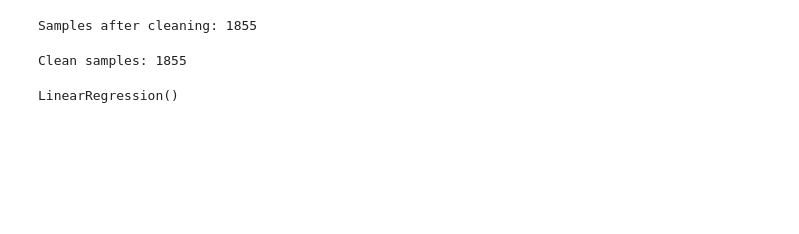
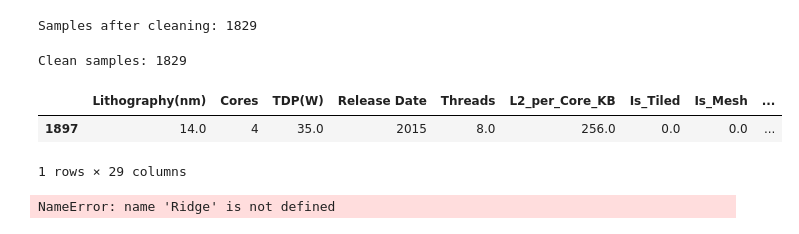
Before and after one commit to Fe4rlessCloak/CPU-Clock-Speed-Prediction, a Jupyter notebook: model/test.ipynb, the cells around one changed output. Drawn from its saved outputs; the diff is of its cells as text; code cells hidden in the pictures; blank space fills up the shorter version.

```diff
--- a/model/test.ipynb
+++ b/model/test.ipynb
@@ -73,9 +219,23 @@ family_map = {
 }
 
 
+
+
 df = pd.concat(frames, ignore_index=True)
 df["Release Date"] = df["Release Date"].str[-2:].astype(int) + 2000
 df["Power Tier"] = df["Product"].apply(classify_suffix)
+df["Arch Group"] = df["Code Name"].map(gen_map)
+
+df["L2_per_Core_KB"] = df["Arch Group"].map(lambda g: arch_features[g][0] if g in arch_features else None)
+df["Is_Tiled"]       = df["Arch Group"].map(lambda g: arch_features[g][1] if g in arch_features else None)
+df["Is_Mesh"]        = df["Arch Group"].map(lambda g: arch_features[g][2] if g in arch_features else None)
+df["Node_Density"]   = df["Arch Group"].map(lambda g: arch_features[g][3] if g in arch_features else None)
+df['Log_Node_Density'] = np.log1p(df['Node_Density'])
+df = df.drop(columns=['Node_Density'])
+df['Cores_x_Is_Mesh'] = df['Cores'] * df['Is_Mesh']
+df['TDP_x_Is_Tiled'] = df['TDP(W)'] * df['Is_Tiled']
+df['Density_x_ReleaseYear'] = df['Log_Node_Density'] * df['Release Date']
+
 print(df["Power Tier"].value_counts())
 
 
@@ -106,7 +267,7 @@ df.sample()
 # %%
 
 
-featuresToClean  = ["Lithography(nm)", "Cores", "TDP(W)", "Release Date", "Max. Turbo Freq.(GHz)"]
+featuresToClean  = ["Lithography(nm)", "Cores", "TDP(W)", "Release Date", "Max. Turbo Freq.(GHz)", "Threads", "L2_per_Core_KB", "Is_Tiled", "Is_Mesh", "Log_Node_Density", "Cores_x_Is_Mesh", "TDP_x_Is_Tiled", "Density_x_ReleaseYear"]
 
 # Only convert the columns we actually need
 cols_to_clean = featuresToClean
@@ -116,23 +277,27 @@ for col in cols_to_clean:
 df.dropna(subset=cols_to_clean, inplace=True)
 print(f"Samples after cleaning: {len(df)}")
 # %% [output]
-Samples after cleaning: 1855
+Samples after cleaning: 1829
 # %%
 family_dummies = pd.get_dummies(df["Vertical Segment"], prefix="fam", drop_first=True)
 tier_dummies = pd.get_dummies(df["Power Tier"], prefix="tier", drop_first=True)
 
 
 X = pd.concat([
-    df[["Lithography(nm)", "Cores", "TDP(W)", "Release Date"]],
-    family_dummies
+    df[["Lithography(nm)", "Cores", "TDP(W)", "Release Date", "Threads", "L2_per_Core_KB", "Is_Tiled", "Is_Mesh", "Log_Node_Density", "Cores_x_Is_Mesh", "TDP_x_Is_Tiled", "Density_x_ReleaseYear"]],
+    family_dummies,
+    tier_dummies
 ], axis=1)
-
 y = df["Max. Turbo Freq.(GHz)"]
 
 
 print(f"Clean samples: {len(df)}")
+X.sample()
 # %% [output]
-Clean samples: 1855
+Clean samples: 1829
+|  | Lithography(nm) | Cores | TDP(W) | Release Date | Threads | L2_per_Core_KB | Is_Tiled | Is_Mesh | ... |
+| 1897 | 14.0 | 4 | 35.0 | 2015 | 8.0 | 256.0 | 0.0 | 0.0 | ... |
+1 rows × 29 columns
 # %%
 
 
@@ -143,10 +308,10 @@ X_train, X_test, y_train, y_test = train_test_split(
     X_scaled, y, test_size=0.2, random_state=42
 )
 # %%
-model = LinearRegression()
+model = ridge(alpha=1.0)
 model.fit(X_train, y_train)
 # %% [output]
-LinearRegression()
+NameError: name 'Ridge' is not defined
 # %%
 y_pred_train = model.predict(X_train)
 y_pred_test  = model.predict(X_test)
```
Also changed, not shown: parts of 7 cells of this notebook, 2 other files.
